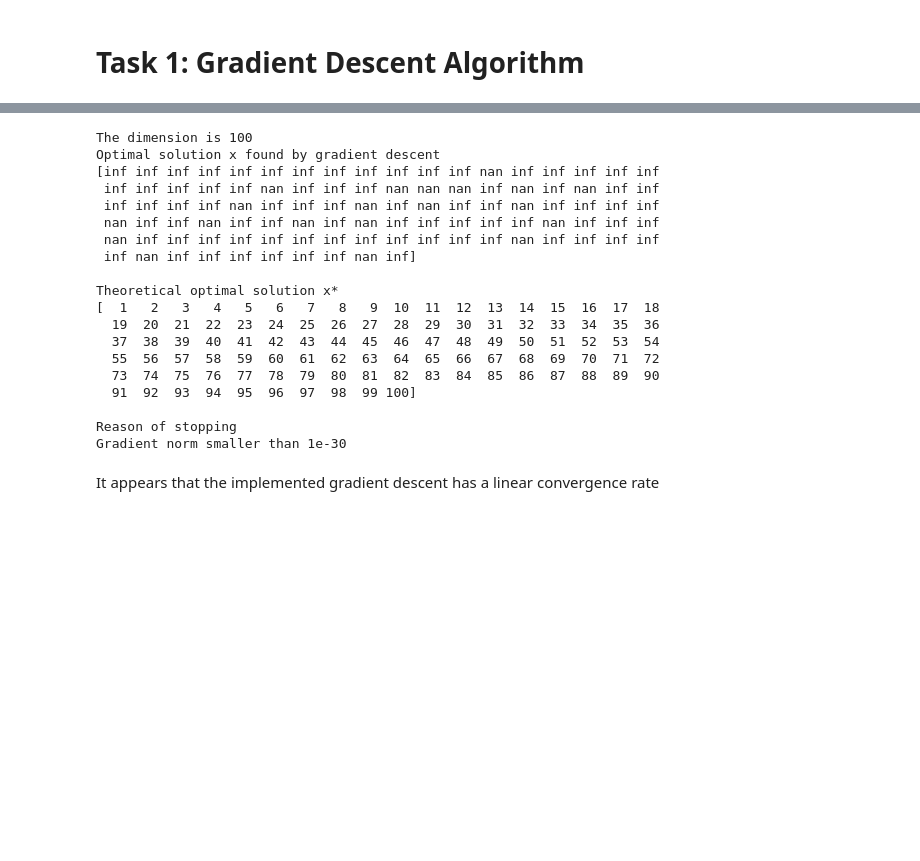
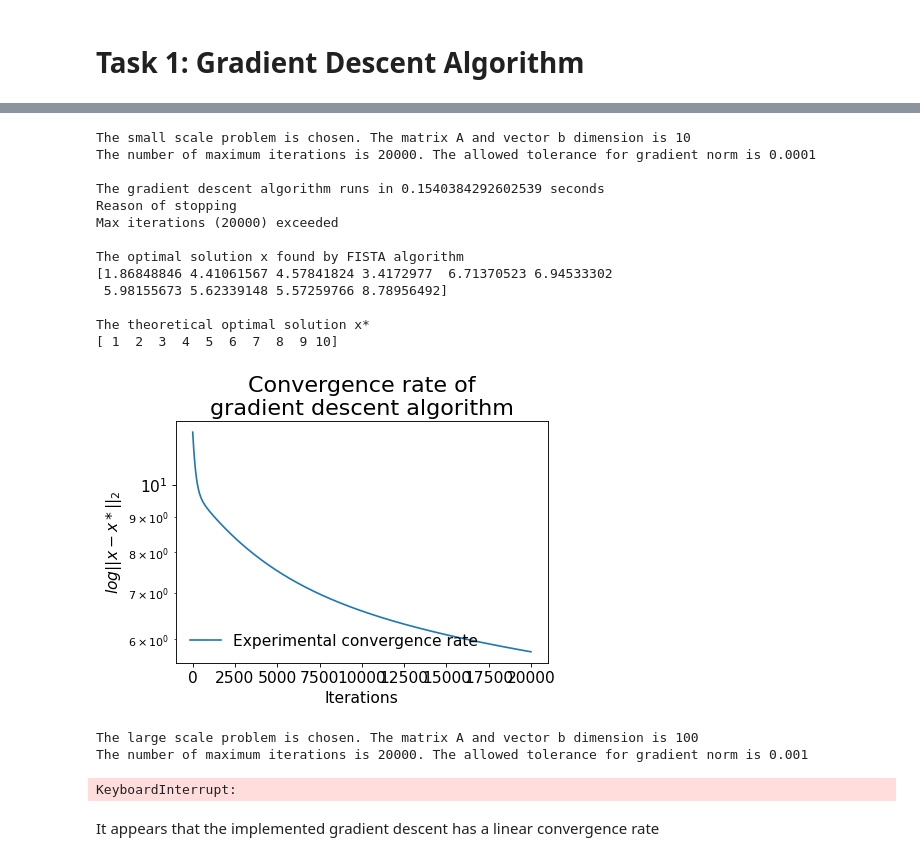
Before and after one commit to SpringNuance/LargeScaleDataAnalysis_assignment1, a Jupyter notebook: Task1_gradient_descent.ipynb, the cells around one changed output, grey strips where cells are left out. Saved outputs shown, nothing was run; the diff lists cells and outputs as text; code cells hidden in the pictures; blank space fills up the shorter version.

```diff
--- a/Task1_gradient_descent.ipynb
+++ b/Task1_gradient_descent.ipynb
@@ -54,7 +55,7 @@ def gradientDescent(A, b, maxIters = 5000, epsilon = 10e-5):
     # currentIteration
     iter = 1
     # Saving the results
-    x_iterations = []
+    x_iterations = [x]
     while (gradientNorm(A, b, x) > epsilon and iter <= maxIters):
         x = x - alpha * gradient(A, b, x)
         x_iterations.append(x)
@@ -64,8 +65,4 @@ def gradientDescent(A, b, maxIters = 5000, epsilon = 10e-5):
         stoppingReason = f"Max iterations ({maxIters}) exceeded"
     else:
         stoppingReason = f"Gradient norm smaller than {epsilon}\nCompleted iteration: {iter}"
-    differenceNorms = []
-    for x_sol in x_iterations:
-        differenceNorms.append(differenceNorm(x_sol, x))
-    differenceNorms = np.array(differenceNorms)
-    return (x, x_iterations, differenceNorms, stoppingReason)
+    return (x, x_iterations, stoppingReason)
@@ -164,46 +68,0 @@ Max iterations (100000) exceeded
-# %%
-# Choose scale option
-# scale = "small"
-# scale = "large"
-scale = "huge"
-
-A = np.load(f"{scale}Matrix.npy", allow_pickle=True)
-# print("The matrix A first line")
-# print(A[0])
-
-b = np.load(f"{scale}Vector.npy", allow_pickle=True)
-# print("\nThe vector b")
-# print(b)
-x_opt = np.load(f"{scale}Solution.npy", allow_pickle=True)
-
-print(f"\nThe dimension is {b.size}")
-
-x_opt_GD, x_iterations_GD, differenceNorms, stoppingReason = gradientDescent(A, b, 100000, 1e-30)
-print("Optimal solution x found by gradient descent")
-print(x_opt_GD)
-print("\nTheoretical optimal solution x*")
-print(x_opt)
-print("\nReason of stopping")
-print(stoppingReason)
-
-#plotDifferenceNorms(differenceNorms)
-# %% [output]
-The dimension is 100
-Optimal solution x found by gradient descent
-[inf inf inf inf inf inf inf inf inf inf inf inf nan inf inf inf inf inf
- inf inf inf inf inf nan inf inf inf nan nan nan inf nan inf nan inf inf
- inf inf inf inf nan inf inf inf nan inf nan inf inf nan inf inf inf inf
- nan inf inf nan inf inf nan inf nan inf inf inf inf inf nan inf inf inf
- nan inf inf inf inf inf inf inf inf inf inf inf inf nan inf inf inf inf
- inf nan inf inf inf inf inf inf nan inf]
-
-Theoretical optimal solution x*
-[  1   2   3   4   5   6   7   8   9  10  11  12  13  14  15  16  17  18
-  19  20  21  22  23  24  25  26  27  28  29  30  31  32  33  34  35  36
-  37  38  39  40  41  42  43  44  45  46  47  48  49  50  51  52  53  54
-  55  56  57  58  59  60  61  62  63  64  65  66  67  68  69  70  71  72
-  73  74  75  76  77  78  79  80  81  82  83  84  85  86  87  88  89  90
-  91  92  93  94  95  96  97  98  99 100]
-
-Reason of stopping
-Gradient norm smaller than 1e-30
@@ -210,3 +126,29 @@ Gradient norm smaller than 1e-30
+# %%
+scales = ["small", "large", "huge"]
+maxIters = [20000, 20000, 50000]
+tolerances = [10e-5, 10e-4, 10e-3]
+algorithmName = "gradient descent"
+algorithm = gradientDescent
+for i in range(0,3):
+    plotDifferenceNorms(scales[i], maxIters[i], tolerances[i], algorithmName, algorithm)
+# %% [output]
+The small scale problem is chosen. The matrix A and vector b dimension is 10
+The number of maximum iterations is 20000. The allowed tolerance for gradient norm is 0.0001
+
+The gradient descent algorithm runs in 0.1540384292602539 seconds
+Reason of stopping
+Max iterations (20000) exceeded
+
+The optimal solution x found by FISTA algorithm
+[1.86848846 4.41061567 4.57841824 3.4172977  6.71370523 6.94533302
+ 5.98155673 5.62339148 5.57259766 8.78956492]
+
+The theoretical optimal solution x*
+[ 1  2  3  4  5  6  7  8  9 10]
+[figure, added]
+The large scale problem is chosen. The matrix A and vector b dimension is 100
+The number of maximum iterations is 20000. The allowed tolerance for gradient norm is 0.001
+KeyboardInterrupt:
 # %% [markdown]
 It appears that the implemented gradient descent has a linear convergence rate
 # %% [markdown]
```
Also changed, not shown: parts of 5 cells of this notebook, 9 other files.
